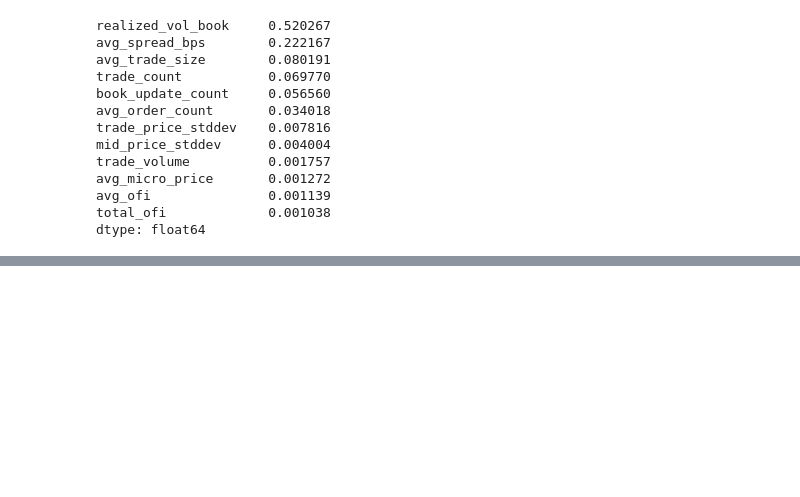
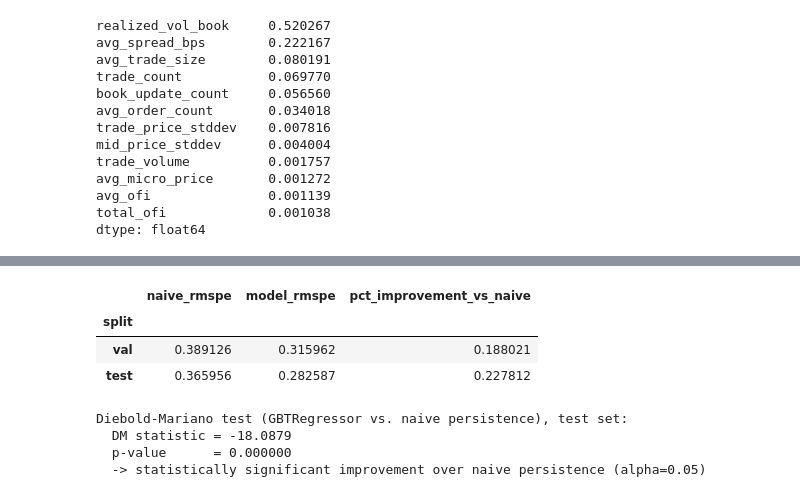
Before and after one commit to AndersVestergaard0/distributed-market-analytics, a Jupyter notebook: notebooks/Regression_Results.ipynb, the cells around one changed output, grey strips where cells are left out. Cells and saved outputs as stored; diff of their text form; code cells hidden in the pictures; blank space fills up the shorter version.

```diff
--- a/notebooks/Regression_Results.ipynb
+++ b/notebooks/Regression_Results.ipynb
@@ -166,0 +151,38 @@ dtype: float64
+# %%
+from regression import naive_rmspe, time_id_sq_pct_err
+from stats import diebold_mariano
+
+baseline_rows = []
+for split_name in ["val", "test"]:
+    pred_df = preds[split_name]
+    naive = naive_rmspe(pred_df)
+    model_rmspe = metrics_table.loc[split_name, "rmspe_orig"]
+    baseline_rows.append({
+        "split": split_name,
+        "naive_rmspe": naive,
+        "model_rmspe": model_rmspe,
+        "pct_improvement_vs_naive": (naive - model_rmspe) / naive,
+    })
+
+baseline_table = pd.DataFrame(baseline_rows).set_index("split")
+baseline_table
+# %% [output]
+|  | naive_rmspe | model_rmspe | pct_improvement_vs_naive |
+| split |  |  |  |
+| val | 0.389126 | 0.315962 | 0.188021 |
+| test | 0.365956 | 0.282587 | 0.227812 |
+# %%
+model_loss = time_id_sq_pct_err(preds["test"], pred_col="prediction_orig")
+naive_loss = time_id_sq_pct_err(preds["test"], pred_col="realized_vol_book")
+dm_stat, dm_pvalue = diebold_mariano(model_loss, naive_loss)
+
+print(f"Diebold-Mariano test (GBTRegressor vs. naive persistence), test set:")
+print(f"  DM statistic = {dm_stat:.4f}")
+print(f"  p-value      = {dm_pvalue:.6f}")
+verdict = "statistically significant" if dm_pvalue < 0.05 else "not statistically significant"
+print(f"  -> {verdict} improvement over naive persistence (alpha=0.05)")
+# %% [output]
+Diebold-Mariano test (GBTRegressor vs. naive persistence), test set:
+  DM statistic = -18.0879
+  p-value      = 0.000000
+  -> statistically significant improvement over naive persistence (alpha=0.05)
```
Also changed, not shown: parts of 11 cells of this notebook, 8 other files.
